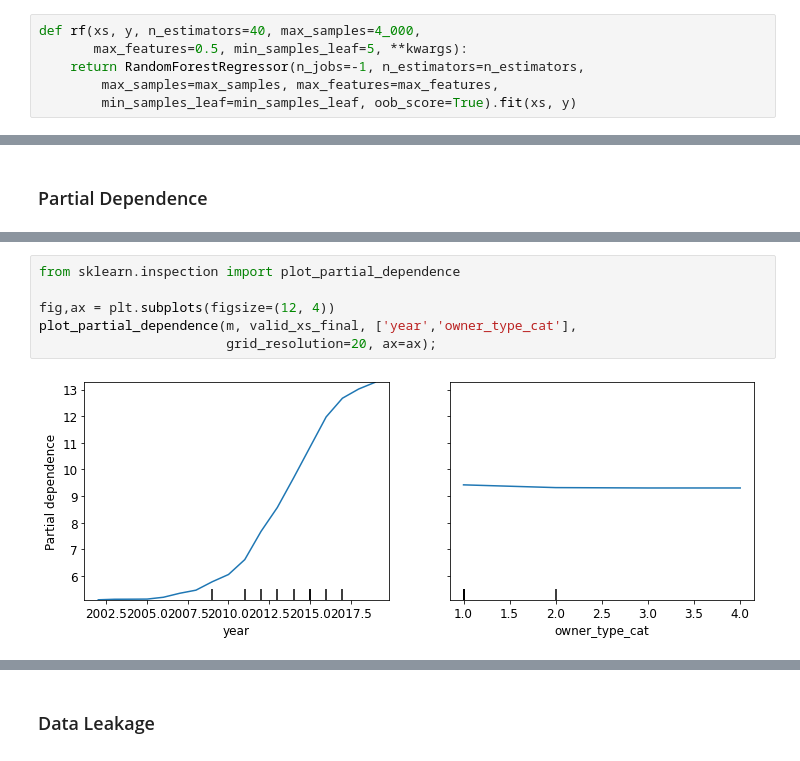
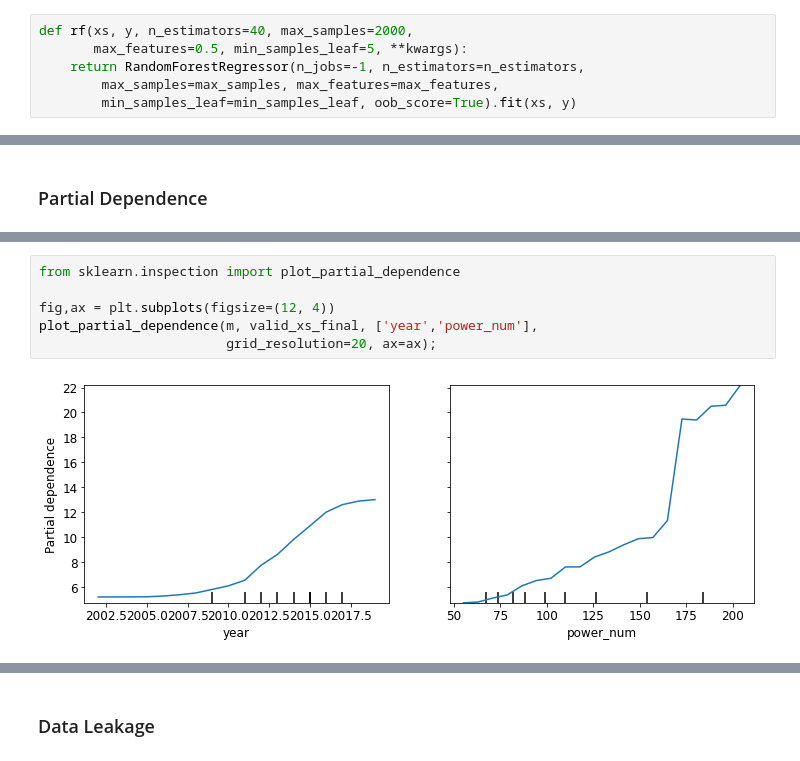
Before and after one commit to anyaconda/my-fastai-2020, a Jupyter notebook: my09_predict_usedcar_price.ipynb, the cells around one changed output, grey strips where cells are left out. Drawn from its saved outputs; the diff is of its cells as text.

```diff
--- a/my09_predict_usedcar_price.ipynb
+++ b/my09_predict_usedcar_price.ipynb
@@ -467,7 +472,7 @@ m.get_n_leaves()
 # %% [markdown]
 ### Creating a Random Forest
 # %%
-def rf(xs, y, n_estimators=40, max_samples=4_000,
+def rf(xs, y, n_estimators=40, max_samples=2000,
        max_features=0.5, min_samples_leaf=5, **kwargs):
     return RandomForestRegressor(n_jobs=-1, n_estimators=n_estimators,
         max_samples=max_samples, max_features=max_features,
@@ -630,8 +656,8 @@ ax = valid_xs_final['year'].hist()
 # %%
 from sklearn.inspection import plot_partial_dependence
 
 fig,ax = plt.subplots(figsize=(12, 4))
-plot_partial_dependence(m, valid_xs_final, ['year','owner_type_cat'],
+plot_partial_dependence(m, valid_xs_final, ['year','power_num'],
                         grid_resolution=20, ax=ax);
 # %% [output]
-[figure, old version]
+[figure, new version]
```
Also changed, not shown: parts of 80 cells of this notebook, 1 other file.
